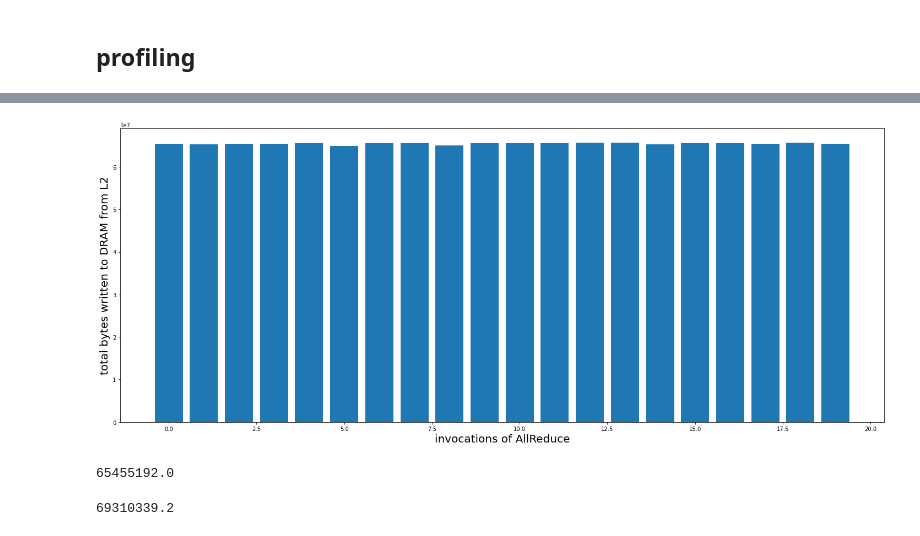
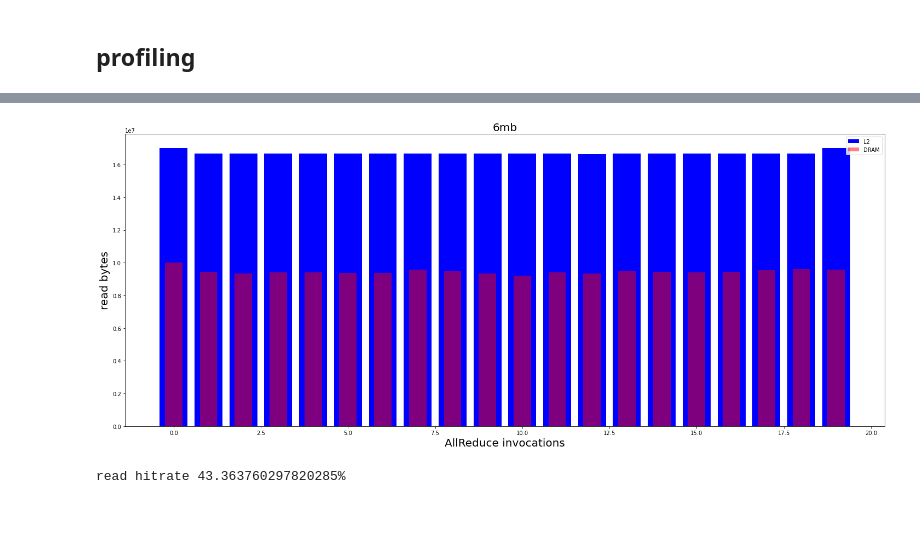
Before and after one commit to Yassawe/cacheThrashingVisualization, a Jupyter notebook: nccl.ipynb, the cells around one changed output, grey strips where cells are left out. Cells and saved outputs as stored; diff of their text form; code cells hidden in the pictures.

Commit message:
allreduce profiling vs load size

```diff
--- a/nccl.ipynb
+++ b/nccl.ipynb
@@ -11,24 +11,26 @@ L2WRITETR = 'l2_write_transactions'
 DRAMREADB = 'dram_read_bytes'
 DRAMWRITEB = 'dram_write_bytes'
 
-cacheline = 64
+sizes = ['3mb','6mb','12mb','24mb']
+# %%
+i = 2
 # %%
-l2rt = pd.read_csv('./src/nccl/'+L2READTR + '.csv')
+l2rt = pd.read_csv('./src/nccl/'+ sizes[i] + '/' +L2READTR + '.csv')
 l2rt = l2rt.drop(0)
 l2rt = l2rt.reset_index(drop=True)
 
 
-l2wt = pd.read_csv('./src/nccl/'+L2WRITETR + '.csv')
+l2wt = pd.read_csv('./src/nccl/'+ sizes[i] + '/' + L2WRITETR + '.csv')
 l2wt = l2wt.drop(0)
 l2wt = l2wt.reset_index(drop=True)
 
 
-dramrb = pd.read_csv('./src/nccl/'+ DRAMREADB + '.csv')
+dramrb = pd.read_csv('./src/nccl/'+ sizes[i] + '/' + DRAMREADB + '.csv')
 dramrb = dramrb.drop(0)
 dramrb = dramrb.reset_index(drop=True)
 
 
-dramwb = pd.read_csv('./src/nccl/'+ DRAMWRITEB + '.csv')
+dramwb = pd.read_csv('./src/nccl/'+ sizes[i] + '/' + DRAMWRITEB + '.csv')
 dramwb = dramwb.drop(0)
 dramwb = dramwb.reset_index(drop=True)
 # %%
@@ -86,12 +42,11 @@ plot_bar(dramrb, xlabel='invocations of AllReduce', ylabel='total bytes read fro
-# %%
-plot_bar(dramrb, xlabel='invocations of AllReduce', ylabel='total bytes written to DRAM from L2', width=0.8)
-# %% [output]
-[figure, removed]
-# %%
-dramrb.mean()
-# %% [output]
-65455192.0
-# %%
-dramwb.mean()
-# %% [output]
-69310339.2
+# %%
+l2rb = l2rt*32
+l2wb = l2wt*32
+# %%
+plot_bar_overlap(l2rb, dramrb, ylabel='read bytes', xlabel='AllReduce invocations', label1='L2', label2='DRAM', width1=0.8, width2=0.5, title=sizes[i])
+# %% [output]
+[figure, added]
+# %%
+print("read hitrate {}%".format((100*(l2rb-dramrb)/l2rb).mean()))
+# %% [output]
+read hitrate 43.363760297820285%
```
Also changed, not shown: parts of 13 cells of this notebook, 25 other files.
